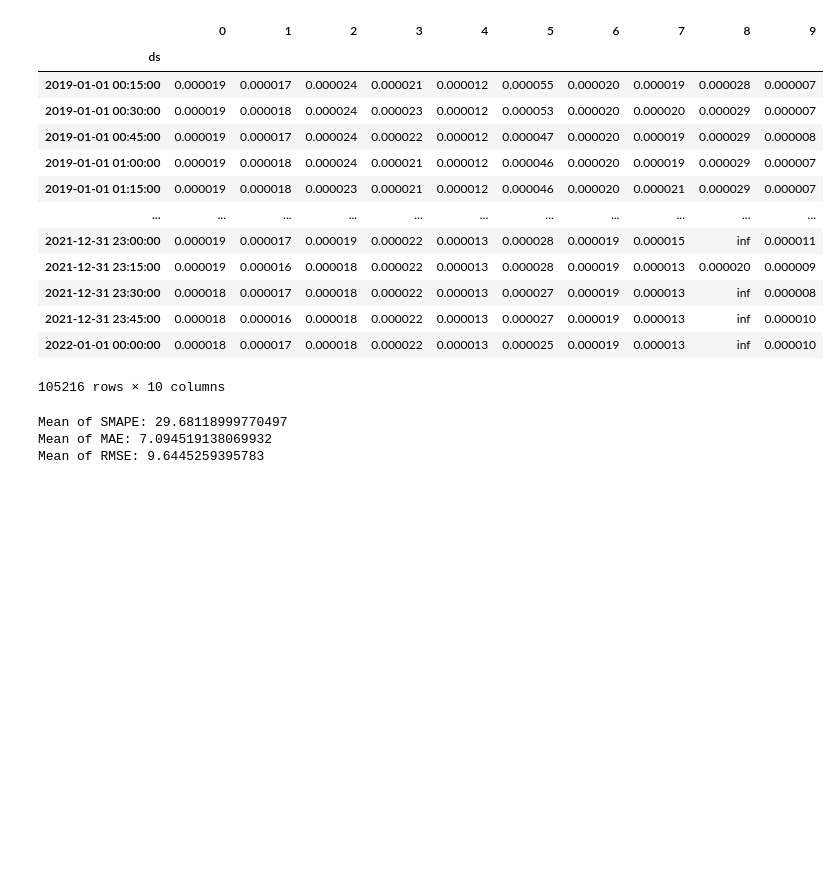
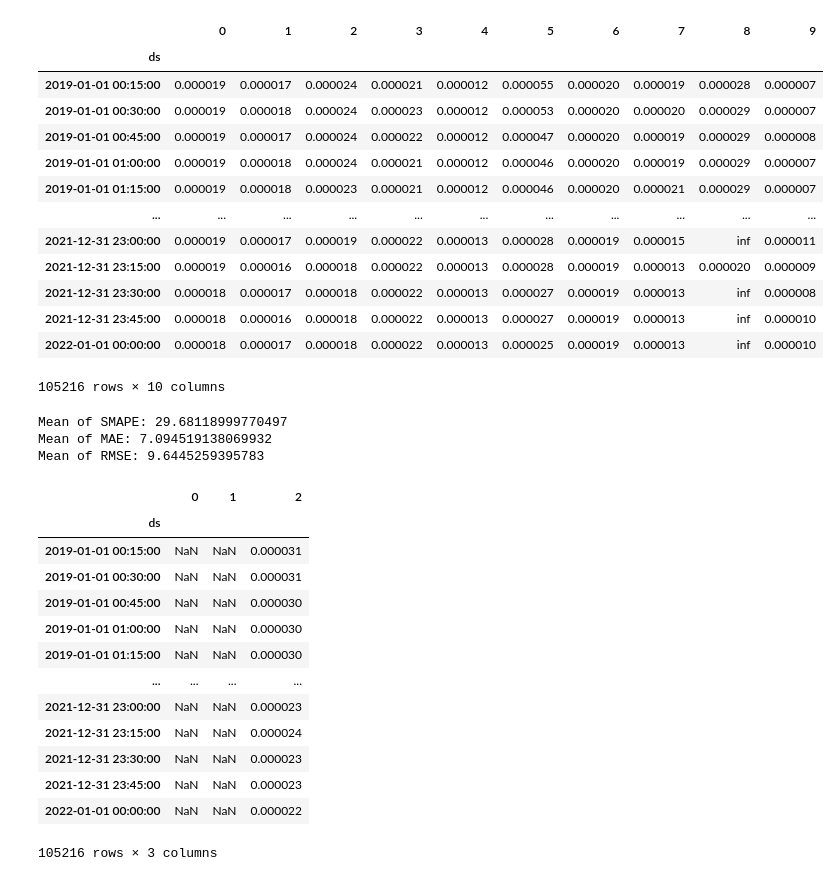
Before and after one commit to EVERGi/SLP_generator, a Jupyter notebook: notebooks/evaluation.ipynb, the cells around one changed output. Saved outputs shown, nothing was run; the diff lists cells and outputs as text; code cells hidden in the pictures; blank space fills up the shorter version.

```diff
--- a/notebooks/evaluation.ipynb
+++ b/notebooks/evaluation.ipynb
@@ -124,4 +104,21 @@ print("Mean of RMSE: {}".format(mean_rmse))
 Mean of SMAPE: 29.68118999770497
 Mean of MAE: 7.094519138069932
 Mean of RMSE: 9.6445259395783
+# %%
+features
+# %% [output]
+|  | 0 | 1 | 2 |
+| ds |  |  |  |
+| 2019-01-01 00:15:00 | NaN | NaN | 0.000031 |
+| 2019-01-01 00:30:00 | NaN | NaN | 0.000031 |
+| 2019-01-01 00:45:00 | NaN | NaN | 0.000030 |
+| 2019-01-01 01:00:00 | NaN | NaN | 0.000030 |
+| 2019-01-01 01:15:00 | NaN | NaN | 0.000030 |
+| ... | ... | ... | ... |
+| 2021-12-31 23:00:00 | NaN | NaN | 0.000023 |
+| 2021-12-31 23:15:00 | NaN | NaN | 0.000024 |
+| 2021-12-31 23:30:00 | NaN | NaN | 0.000023 |
+| 2021-12-31 23:45:00 | NaN | NaN | 0.000023 |
+| 2022-01-01 00:00:00 | NaN | NaN | 0.000022 |
+105216 rows × 3 columns
 # %%
```
Also changed, not shown: parts of 3 cells of this notebook, 2 other files.
